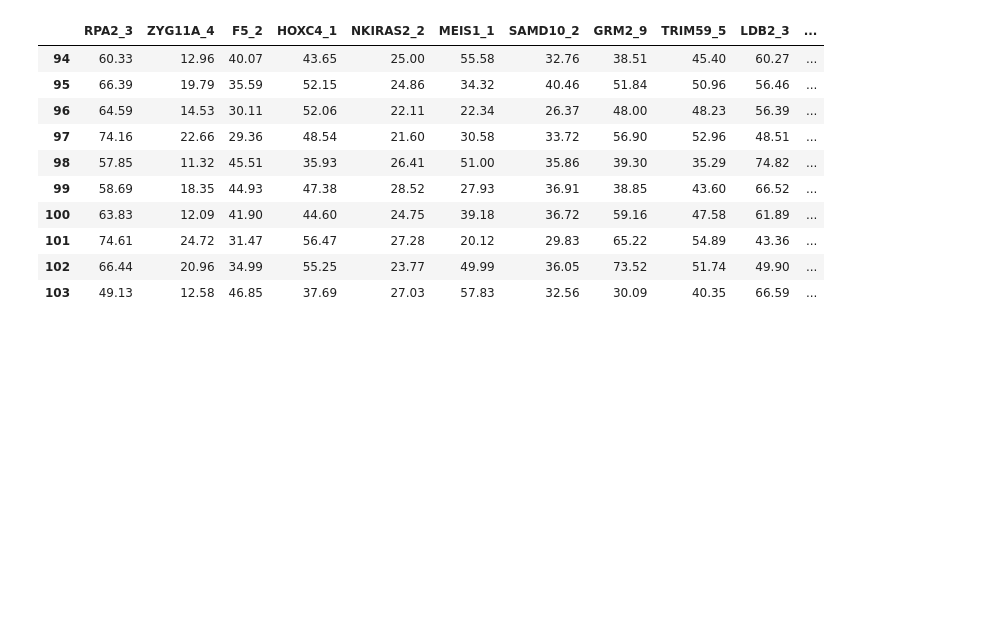
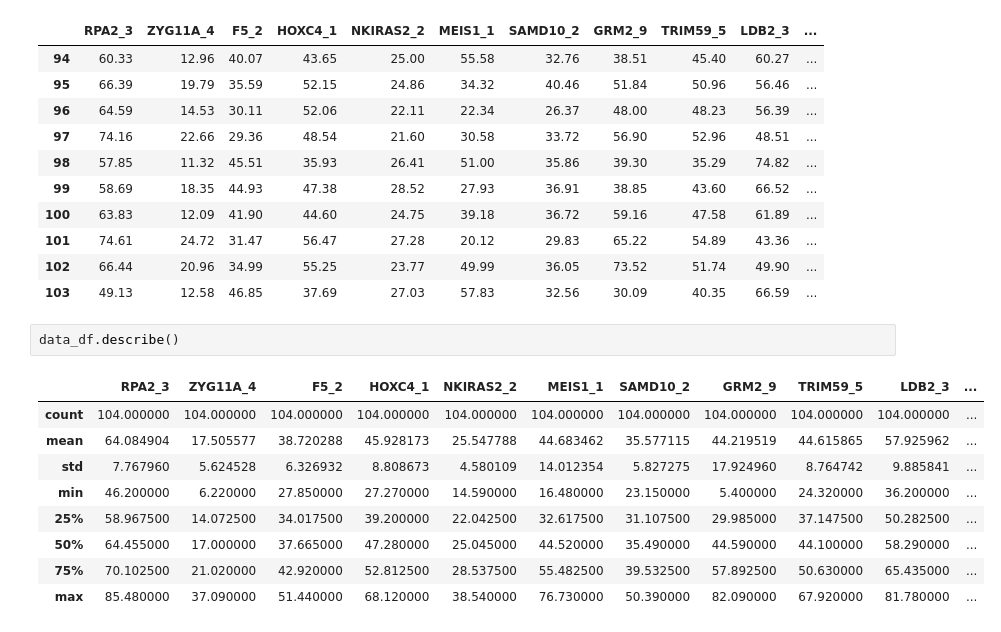
Before and after one commit to TC851/Data-Science-Ageing-process-Gene-expression, a Jupyter notebook: Ageing process Gene expression.ipynb, the cells around one changed output. Saved outputs shown, nothing was run; the diff lists cells and outputs as text; blank space fills up the shorter version.

```diff
--- a/Ageing process Gene expression.ipynb
+++ b/Ageing process Gene expression.ipynb
@@ -58,3 +57,15 @@ data_df.tail(10)
 | 101 | 74.61 | 24.72 | 31.47 | 56.47 | 27.28 | 20.12 | 29.83 | 65.22 | 54.89 | 43.36 | ... |
 | 102 | 66.44 | 20.96 | 34.99 | 55.25 | 23.77 | 49.99 | 36.05 | 73.52 | 51.74 | 49.90 | ... |
 | 103 | 49.13 | 12.58 | 46.85 | 37.69 | 27.03 | 57.83 | 32.56 | 30.09 | 40.35 | 66.59 | ... |
+# %%
+data_df.describe()
+# %% [output]
+|  | RPA2_3 | ZYG11A_4 | F5_2 | HOXC4_1 | NKIRAS2_2 | MEIS1_1 | SAMD10_2 | GRM2_9 | TRIM59_5 | LDB2_3 | ... |
+| count | 104.000000 | 104.000000 | 104.000000 | 104.000000 | 104.000000 | 104.000000 | 104.000000 | 104.000000 | 104.000000 | 104.000000 | ... |
+| mean | 64.084904 | 17.505577 | 38.720288 | 45.928173 | 25.547788 | 44.683462 | 35.577115 | 44.219519 | 44.615865 | 57.925962 | ... |
+| std | 7.767960 | 5.624528 | 6.326932 | 8.808673 | 4.580109 | 14.012354 | 5.827275 | 17.924960 | 8.764742 | 9.885841 | ... |
+| min | 46.200000 | 6.220000 | 27.850000 | 27.270000 | 14.590000 | 16.480000 | 23.150000 | 5.400000 | 24.320000 | 36.200000 | ... |
+| 25% | 58.967500 | 14.072500 | 34.017500 | 39.200000 | 22.042500 | 32.617500 | 31.107500 | 29.985000 | 37.147500 | 50.282500 | ... |
+| 50% | 64.455000 | 17.000000 | 37.665000 | 47.280000 | 25.045000 | 44.520000 | 35.490000 | 44.590000 | 44.100000 | 58.290000 | ... |
+| 75% | 70.102500 | 21.020000 | 42.920000 | 52.812500 | 28.537500 | 55.482500 | 39.532500 | 57.892500 | 50.630000 | 65.435000 | ... |
+| max | 85.480000 | 37.090000 | 51.440000 | 68.120000 | 38.540000 | 76.730000 | 50.390000 | 82.090000 | 67.920000 | 81.780000 | ... |
```
Also changed, not shown: parts of 3 cells of this notebook.
